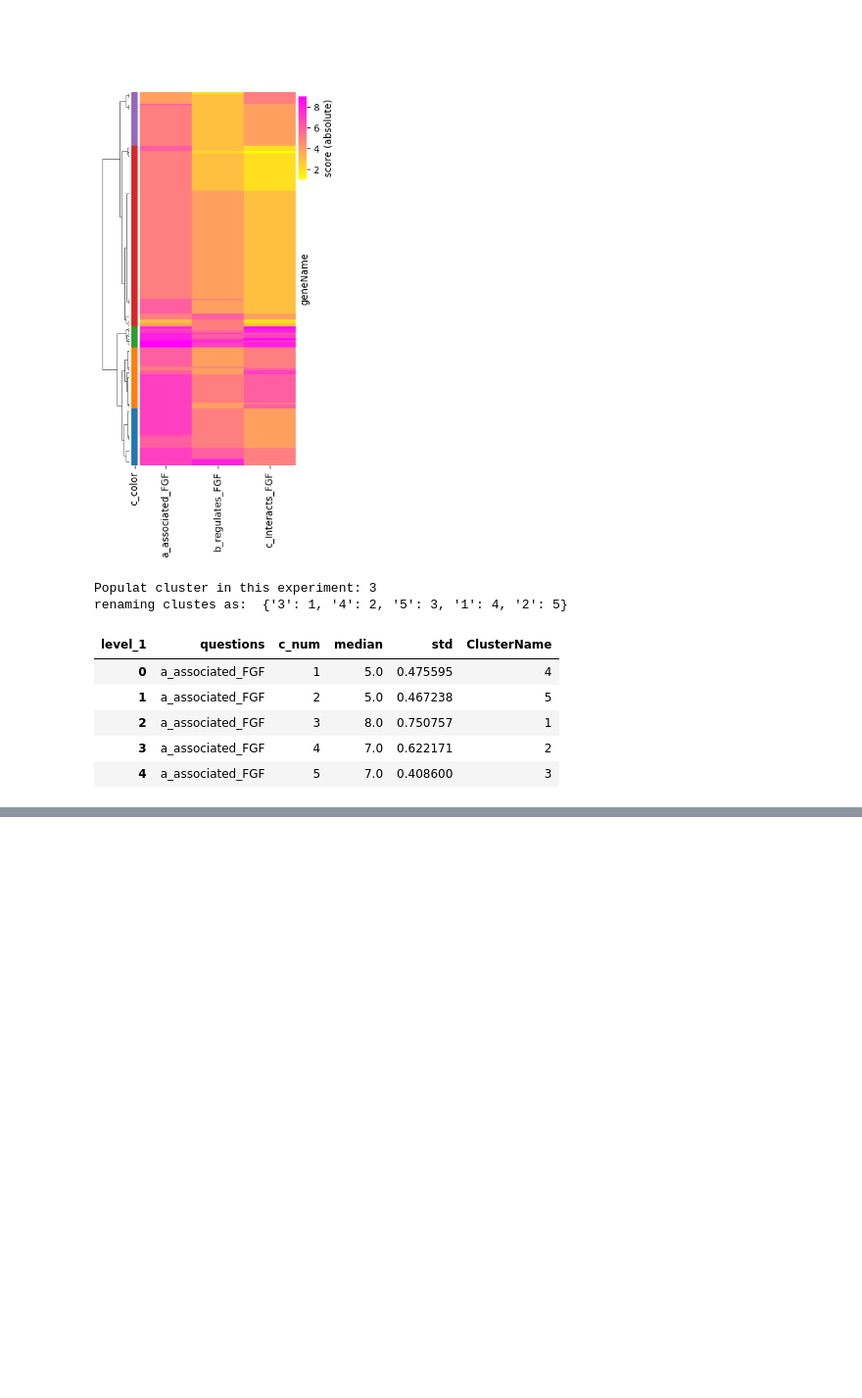
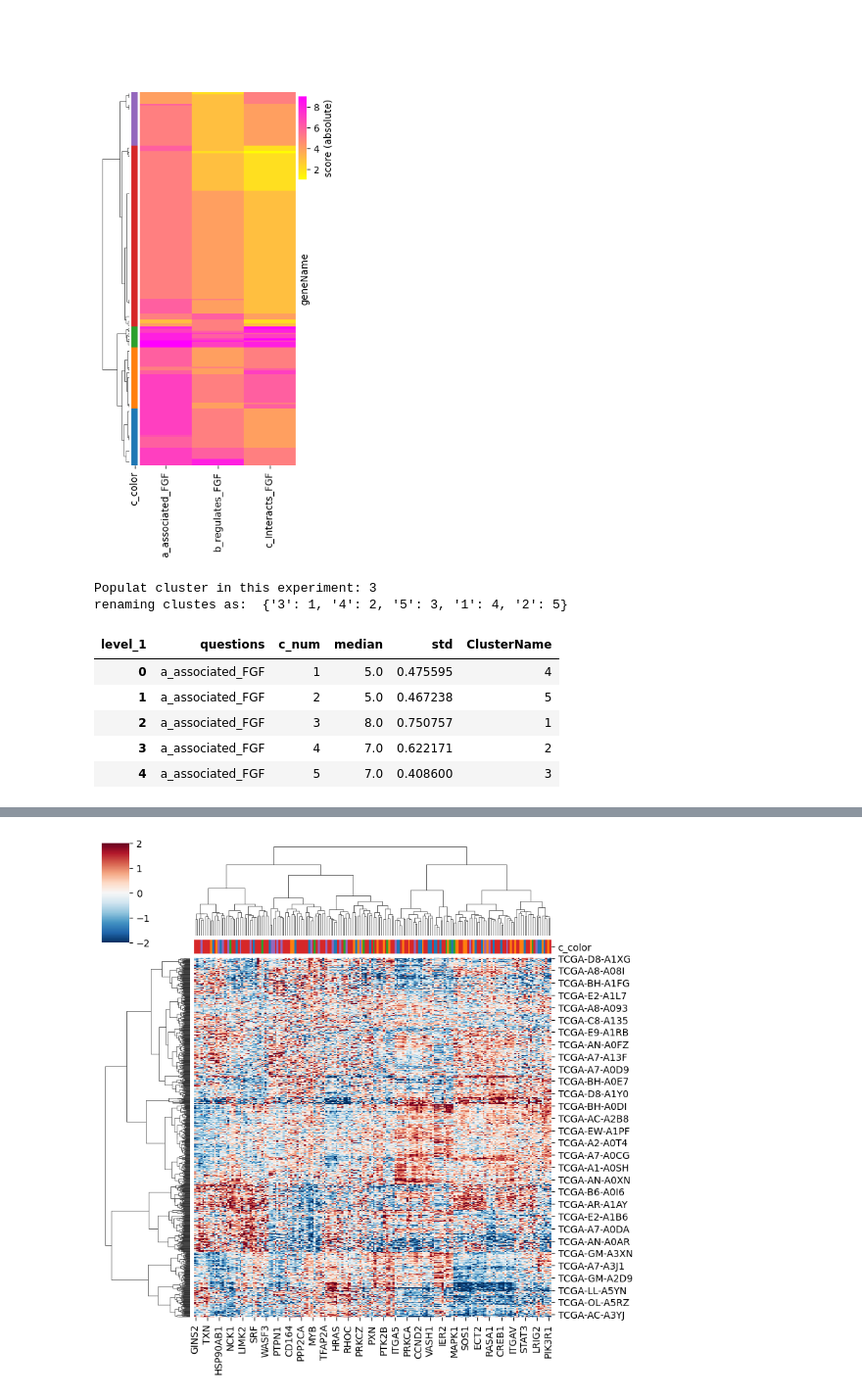
Before and after one commit to taushifkhan/cd2k_llmWorkShop, a Jupyter notebook: notebook/4.CaseStudy_FBS.ipynb, the cells around one changed output, grey strips where cells are left out. Shown at 98% size. Cells and saved outputs as stored; diff of their text form; code cells hidden in the pictures; blank space fills up the shorter version.

```diff
--- a/notebook/4.CaseStudy_FBS.ipynb
+++ b/notebook/4.CaseStudy_FBS.ipynb
@@ -506,0 +653,5 @@ atL1_evd_annpt_cluster.sort_values(by="c_num").to_csv("../data/openAI_result_cur
+# %%
+cmx = sns.clustermap(expr_fgf.apply(sT.zscore,axis=1).T,method="ward",cmap="RdBu_r",vmin=-2,vmax=2,figsize=(8,8),\
+                     col_colors=response_pgene['c_color'])
+# %% [output]
+[figure, added]
```
Also changed, not shown: parts of 17 cells of this notebook, 3 other files.
